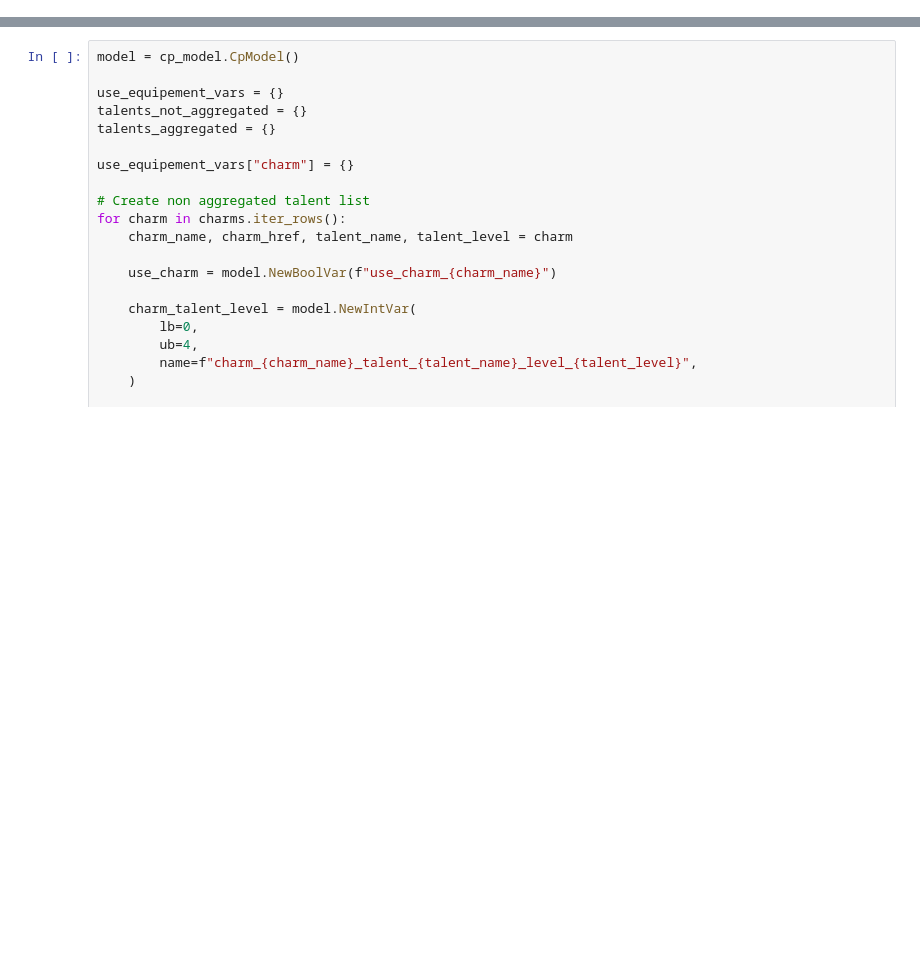
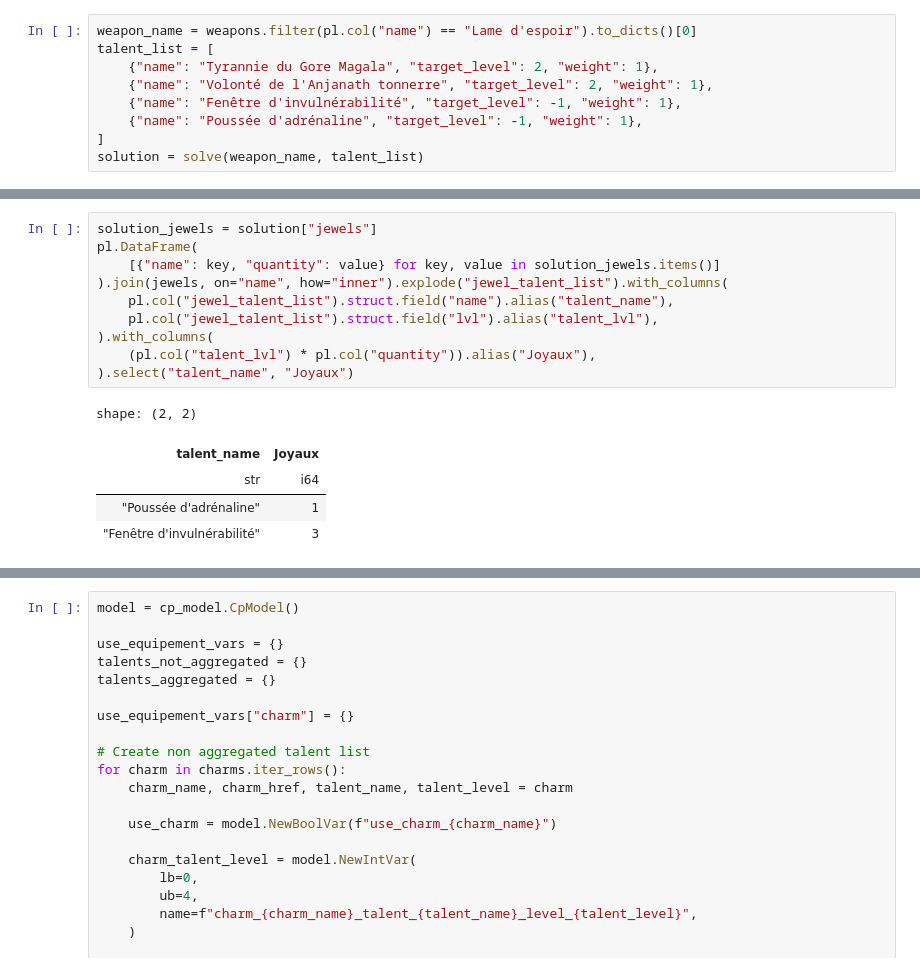
Before and after one commit to DSestu/MH-Wilds-Tools, a Jupyter notebook: dev.ipynb, the cells around one changed output, grey strips where cells are left out. Saved outputs shown, nothing was run; the diff lists cells and outputs as text; blank space fills up the shorter version.

```diff
--- a/dev.ipynb
+++ b/dev.ipynb
@@ -29,0 +22,9 @@ shape: (160, 4)
+# %%
+weapon_name = weapons.filter(pl.col("name") == "Lame d'espoir").to_dicts()[0]
+talent_list = [
+    {"name": "Tyrannie du Gore Magala", "target_level": 2, "weight": 1},
+    {"name": "Volonté de l'Anjanath tonnerre", "target_level": 2, "weight": 1},
+    {"name": "Fenêtre d'invulnérabilité", "target_level": -1, "weight": 1},
+    {"name": "Poussée d'adrénaline", "target_level": -1, "weight": 1},
+]
+solution = solve(weapon_name, talent_list)
@@ -29,0 +60,16 @@ shape: (160, 4)
+# %%
+solution_jewels = solution["jewels"]
+pl.DataFrame(
+    [{"name": key, "quantity": value} for key, value in solution_jewels.items()]
+).join(jewels, on="name", how="inner").explode("jewel_talent_list").with_columns(
+    pl.col("jewel_talent_list").struct.field("name").alias("talent_name"),
+    pl.col("jewel_talent_list").struct.field("lvl").alias("talent_lvl"),
+).with_columns(
+    (pl.col("talent_lvl") * pl.col("quantity")).alias("Joyaux"),
+).select("talent_name", "Joyaux")
+# %% [output]
+shape: (2, 2)
+| talent_name | Joyaux |
+| str | i64 |
+| "Poussée d'adrénaline" | 1 |
+| "Fenêtre d'invulnérabilité" | 3 |
```
Also changed, not shown: parts of 14 cells of this notebook, 6 other files.
